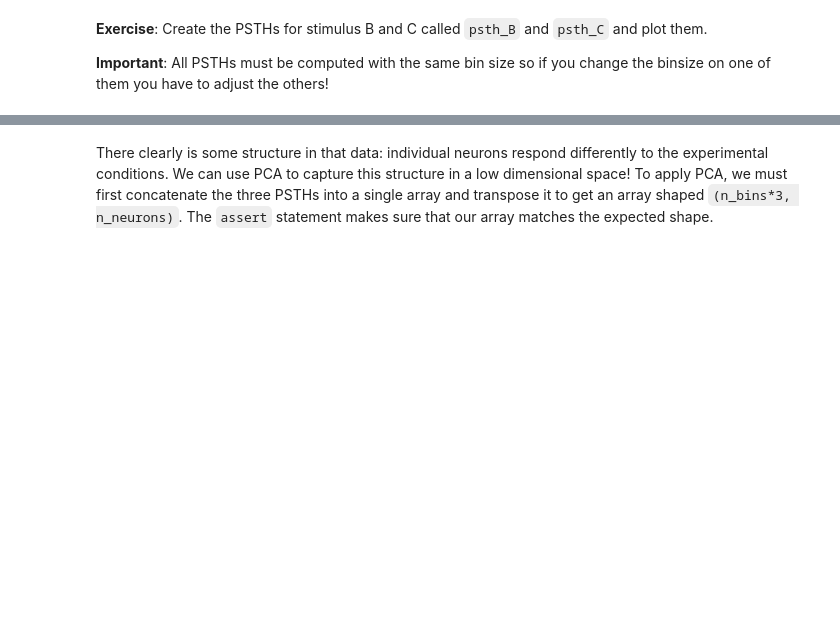
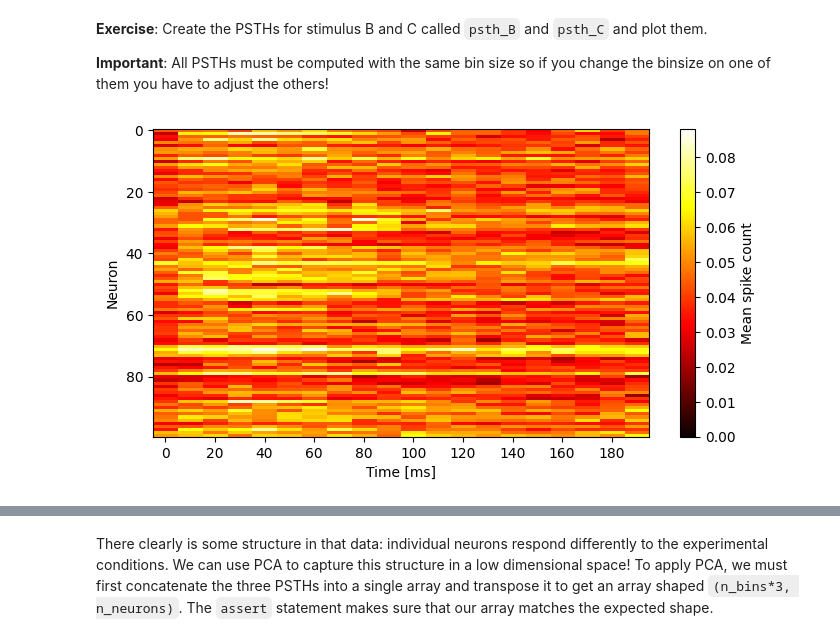
Before and after one commit to acarolinafilipe/Computational_Biology, a Jupyter notebook: 02_pca_on_neural_population_data/02_exercises.ipynb, the cells around one changed output, grey strips where cells are left out. Cells and saved outputs as stored; diff of their text form; code cells hidden in the pictures; blank space fills up the shorter version.

```diff
--- a/02_pca_on_neural_population_data/02_exercises.ipynb
+++ b/02_pca_on_neural_population_data/02_exercises.ipynb
@@ -688,3 +688,8 @@ utils.plot_psth(psth_A, bin_edges)
 **Exercise**: Create the PSTHs for stimulus B and C called `psth_B` and `psth_C` and plot them.
 
 **Important**: All PSTHs must be computed with the same bin size so if you change the binsize on one of them you have to adjust the others!
+# %%
+psth_B, bin_edges = utils.compute_psth(spike_times, stim_onsets[1], t_bin=10)
+utils.plot_psth(psth_B, bin_edges)
+# %% [output]
+[figure, added]
```
Also changed, not shown: parts of 3 cells of this notebook.
